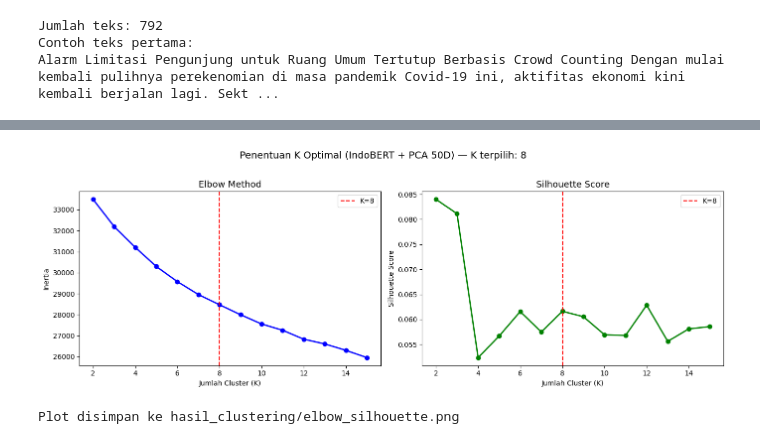
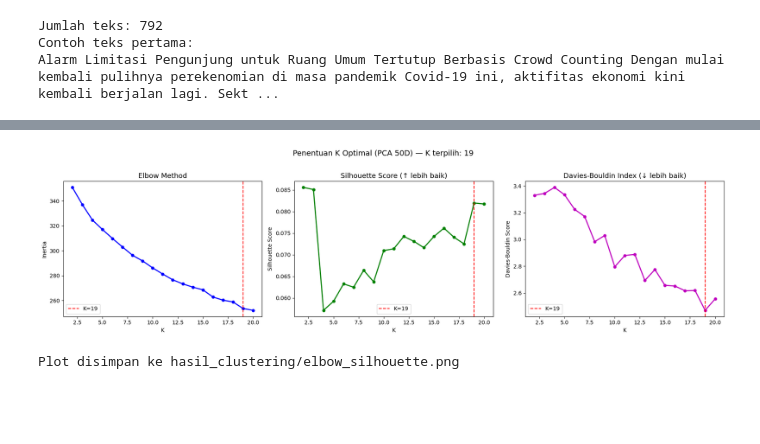
Before and after one commit to andika0x90/clustering-judul-skripsi, a Jupyter notebook: clustering.ipynb, the cells around one changed output, grey strips where cells are left out. Saved outputs shown, nothing was run; the diff lists cells and outputs as text; code cells hidden in the pictures; blank space fills up the shorter version.

```diff
--- a/clustering.ipynb
+++ b/clustering.ipynb
@@ -53,16 +68,11 @@ Jumlah teks: 792
 Contoh teks pertama:
 Alarm Limitasi Pengunjung untuk Ruang Umum Tertutup Berbasis Crowd Counting Dengan mulai kembali pulihnya perekenomian di masa pandemik Covid-19 ini, aktifitas ekonomi kini kembali berjalan lagi. Sekt ...
 # %%
-
-MODEL_NAME = "indobenchmark/indobert-base-p1"
+MODEL_NAME = "sentence-transformers/paraphrase-multilingual-mpnet-base-v2"
 device = "cuda"
 print(f"Device: {device}")
 
-tokenizer = AutoTokenizer.from_pretrained(MODEL_NAME)
-bert_model = AutoModel.from_pretrained(MODEL_NAME)
-bert_model = bert_model.to(device)
-bert_model.eval()
-
+st_model = SentenceTransformer(MODEL_NAME, device=device)
 print(f"Model '{MODEL_NAME}' berhasil dimuat.")
 # %% [output]
 Device: cuda
@@ -127,15 +121,17 @@ Variance explained: 70.1%
 Shape embeddings_pca: (792, 50)
 # %%
-# Cari K optimal menggunakan Elbow Method + Silhouette Score (pakai embeddings_pca)
-K_MIN, K_MAX = 2, 15
+# Cari K optimal menggunakan Elbow + Silhouette + Davies-Bouldin
+K_MIN, K_MAX = 2, 20
 
-# MANUAL_K: Set angka tertentu untuk override otomatis silhouette.
-#   - Isi None  → pakai K terbaik dari silhouette score
-#   - Isi angka → pakai K itu (misal 6, 8, 10)
-MANUAL_K = 8
+# K_FLOOR: batas bawah K untuk auto-selection.
+# Silhouette hampir selalu puncak di K=2 untuk text embedding (fenomena umum),
+# sehingga kita batasi pencarian otomatis mulai dari K=5 ke atas.
+K_FLOOR = 5
 
-inertias = []
-sil_scores = []
+# MANUAL_K: override manual. None = auto dari Davies-Bouldin terbaik (>= K_FLOOR)
+MANUAL_K = None
+
+inertias, sil_scores, db_scores = [], [], []
 ks = list(range(K_MIN, K_MAX + 1))
 
 print(f"Mencari K optimal pada {N_COMPONENTS}D PCA embeddings...")
@@ -143,33 +139,37 @@ for k in ks:
     km = KMeans(n_clusters=k, random_state=42, n_init=10)
     labels_k = km.fit_predict(embeddings_pca)
     inertias.append(km.inertia_)
-    sil = silhouette_score(embeddings_pca, labels_k)
-    sil_scores.append(sil)
-    print(f"  K={k:2d} | inertia={km.inertia_:,.0f} | silhouette={sil:.4f}")
+    sil_scores.append(silhouette_score(embeddings_pca, labels_k))
+    db_scores.append(davies_bouldin_score(embeddings_pca, labels_k))
+    print(f"  K={k:2d} | inertia={km.inertia_:,.0f} | silhouette={sil_scores[-1]:.4f} | davies-bouldin={db_scores[-1]:.4f}")
 
-best_k_auto = ks[np.argmax(sil_scores)]
+# Auto-select: cari Davies-Bouldin minimum hanya pada K >= K_FLOOR
+ks_floor = [k for k in ks if k >= K_FLOOR]
+db_floor = [db_scores[ks.index(k)] for k in ks_floor]
+best_k_auto = ks_floor[int(np.argmin(db_floor))]
 best_k = MANUAL_K if MANUAL_K is not None else best_k_auto
-print(f"\nK terbaik otomatis (silhouette): {best_k_auto}")
-print(f"K yang digunakan               : {best_k}")
 
-# Plot Elbow + Silhouette
-fig, (ax1, ax2) = plt.subplots(1, 2, figsize=(14, 5))
+print(f"\nK terbaik otomatis (Davies-Bouldin, K>={K_FLOOR}): {best_k_auto}")
+print(f"K yang digunakan                                  : {best_k}")
 
-ax1.plot(ks, inertias, "bo-", linewidth=2, markersize=6)
+fig, (ax1, ax2, ax3) = plt.subplots(1, 3, figsize=(18, 5))
+
+ax1.plot(ks, inertias, "bo-", linewidth=2, markersize=5)
 ax1.axvline(x=best_k, color="r", linestyle="--", label=f"K={best_k}")
 ax1.set_title("Elbow Method", fontsize=13)
-ax1.set_xlabel("Jumlah Cluster (K)")
-ax1.set_ylabel("Inertia")
-ax1.legend()
+ax1.set_xlabel("K"); ax1.set_ylabel("Inertia"); ax1.legend()
 
-ax2.plot(ks, sil_scores, "go-", linewidth=2, markersize=6)
+ax2.plot(ks, sil_scores, "go-", linewidth=2, markersize=5)
 ax2.axvline(x=best_k, color="r", linestyle="--", label=f"K={best_k}")
-ax2.set_title("Silhouette Score", fontsize=13)
-ax2.set_xlabel("Jumlah Cluster (K)")
-ax2.set_ylabel("Silhouette Score")
-ax2.legend()
+ax2.set_title("Silhouette Score (↑ lebih baik)", fontsize=13)
+ax2.set_xlabel("K"); ax2.set_ylabel("Silhouette Score"); ax2.legend()
 
-plt.suptitle(f"Penentuan K Optimal (IndoBERT + PCA {N_COMPONENTS}D) — K terpilih: {best_k}", fontsize=14)
+ax3.plot(ks, db_scores, "mo-", linewidth=2, markersize=5)
+ax3.axvline(x=best_k, color="r", linestyle="--", label=f"K={best_k}")
+ax3.set_title("Davies-Bouldin Index (↓ lebih baik)", fontsize=13)
+ax3.set_xlabel("K"); ax3.set_ylabel("Davies-Bouldin Score"); ax3.legend()
+
+plt.suptitle(f"Penentuan K Optimal (PCA {N_COMPONENTS}D) — K terpilih: {best_k}", fontsize=14)
 fig.tight_layout(rect=[0, 0, 1, 0.96])
 plt.savefig(os.path.join(OUTPUT_DIR, "elbow_silhouette.png"), dpi=150, bbox_inches="tight")
 plt.show()
@@ -196,4 +195,4 @@ K yang digunakan               : 8
-[figure, old version]
+[figure, new version]
 Plot disimpan ke hasil_clustering/elbow_silhouette.png
 # %%
 print(f"Menjalankan K-Means dengan K={best_k} pada {N_COMPONENTS}D PCA embeddings...")
```
Also changed, not shown: parts of 11 cells of this notebook, 25 other files.
